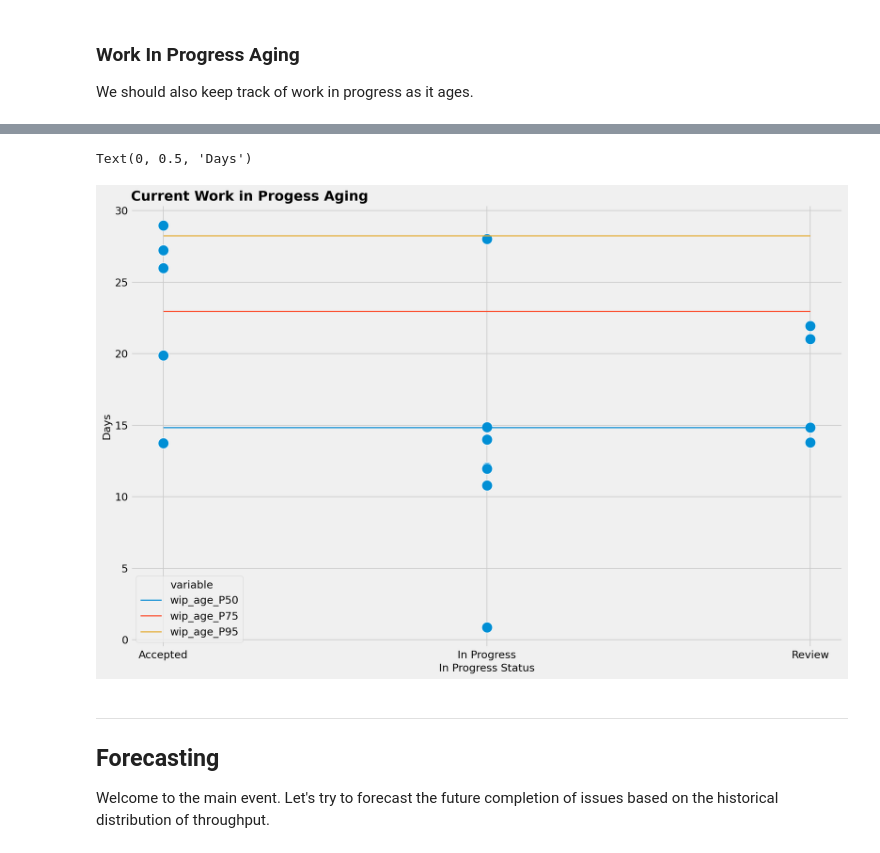
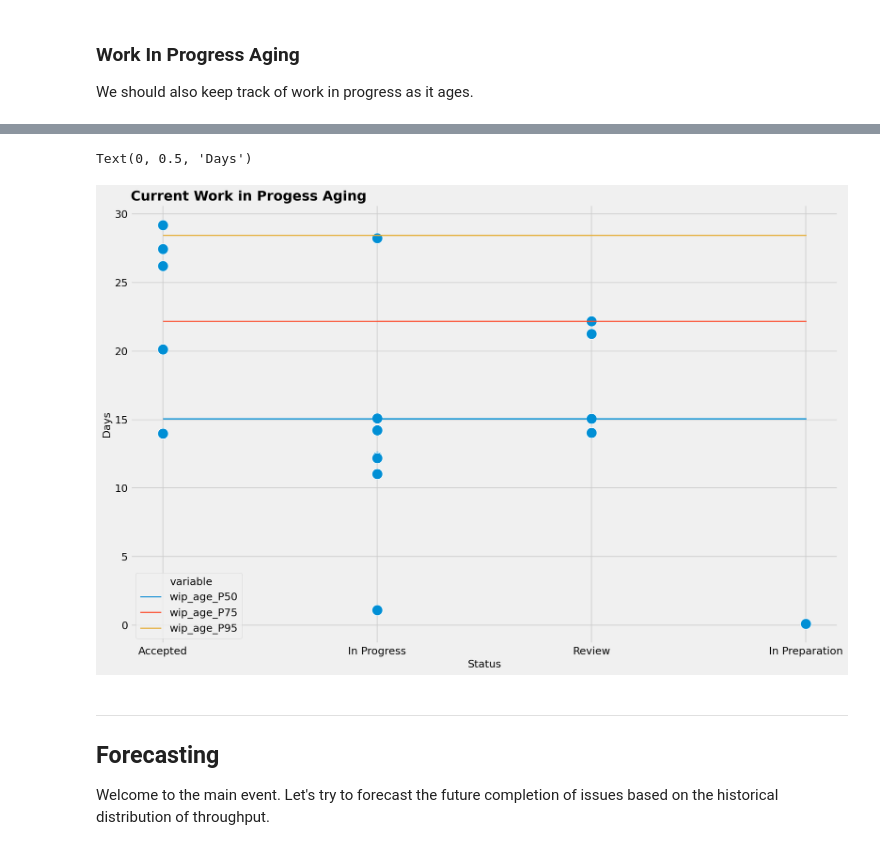
Before and after one commit to jsherer/kanban-metrics, a Jupyter notebook: kanban.ipynb, the cells around one changed output, grey strips where cells are left out. Drawn from its saved outputs; the diff is of its cells as text; code cells hidden in the pictures.

```diff
--- a/kanban.ipynb
+++ b/kanban.ipynb
@@ -42,7 +42,7 @@ OMIT_ISSUE_TYPES = ('Epic',)
 FILTER_ISSUES_SINCE = (pandas.to_datetime('today') - pandas.Timedelta(days=90)).strftime('%Y-%m-%d')
 
 DATA_FILE = 'data-co.csv'
-STATUS_ORDER = ['Prioritized', 'In Progress', 'Review', 'Accepted', 'Deployed']
+STATUS_ORDER = ['Prioritized', 'In Preparation', 'In Progress', 'Review', 'Accepted', 'Deployed']
 
 #DATA_FILE = 'data-bill.csv'
 #STATUS_ORDER = ['Selected for Development', 'In Progress', 'In Review', 'Done']
@@ -56,6 +56,12 @@ data = pandas.read_csv(
 # let's check to make sure the data is loaded and sorted correctly
 data = data.sort_values(['issue_id', 'status_change_date'])
 
+# let's drop duplicates based on issue_id and changelog_id
+n1 = len(data)
+data = data.drop_duplicates(subset=['issue_id', 'changelog_id'], keep='first')
+n2 = len(data)
+print(n1-n2, 'duplicates dropped')
+
 # filter out Epic specific data
 data = data[~data['issue_type_name'].isin(OMIT_ISSUE_TYPES)]
 
@@ -622,18 +631,18 @@ age_data.head(n=len(age_data))
 # %%
 matplotlib.pyplot.figure(dpi=150, figsize=(15,10))
 
 ax = seaborn.scatterplot(x='last_issue_status', y='wip_age_days', data=age_data, s=200, sizes=(200, 200))
 
 ax = seaborn.lineplot(x='last_issue_status', y='value', hue='variable', dashes=True, data=pandas.melt(age_data[['last_issue_status', 'wip_age_P50', 'wip_age_P75', 'wip_age_P95']], ['last_issue_status']), ax=ax)
 
 ax.set_title("Current Work in Progess Aging", loc='left', fontdict={
              'fontsize': 18, 'fontweight': 'semibold'})
 
-ax.set_xlabel('In Progress Status')
+ax.set_xlabel('Status')
 ax.set_ylabel('Days')
 # %% [output]
 Text(0, 0.5, 'Days')
-[figure, old version]
+[figure, new version]
 # %%
 ax.figure.savefig('images/wip-aging.png')
 # %% [markdown]
```
Also changed, not shown: parts of 13 cells of this notebook, 8 other files.
